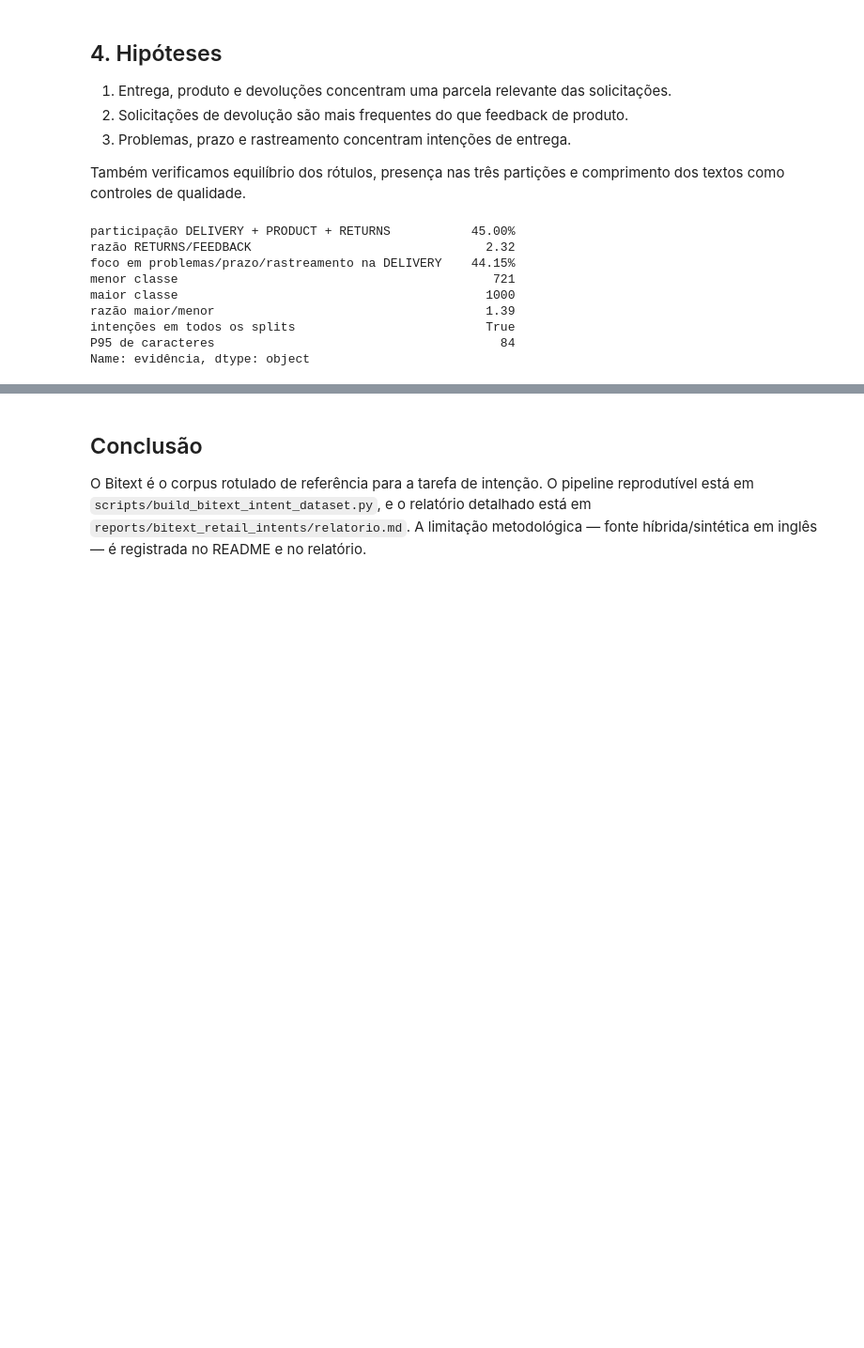
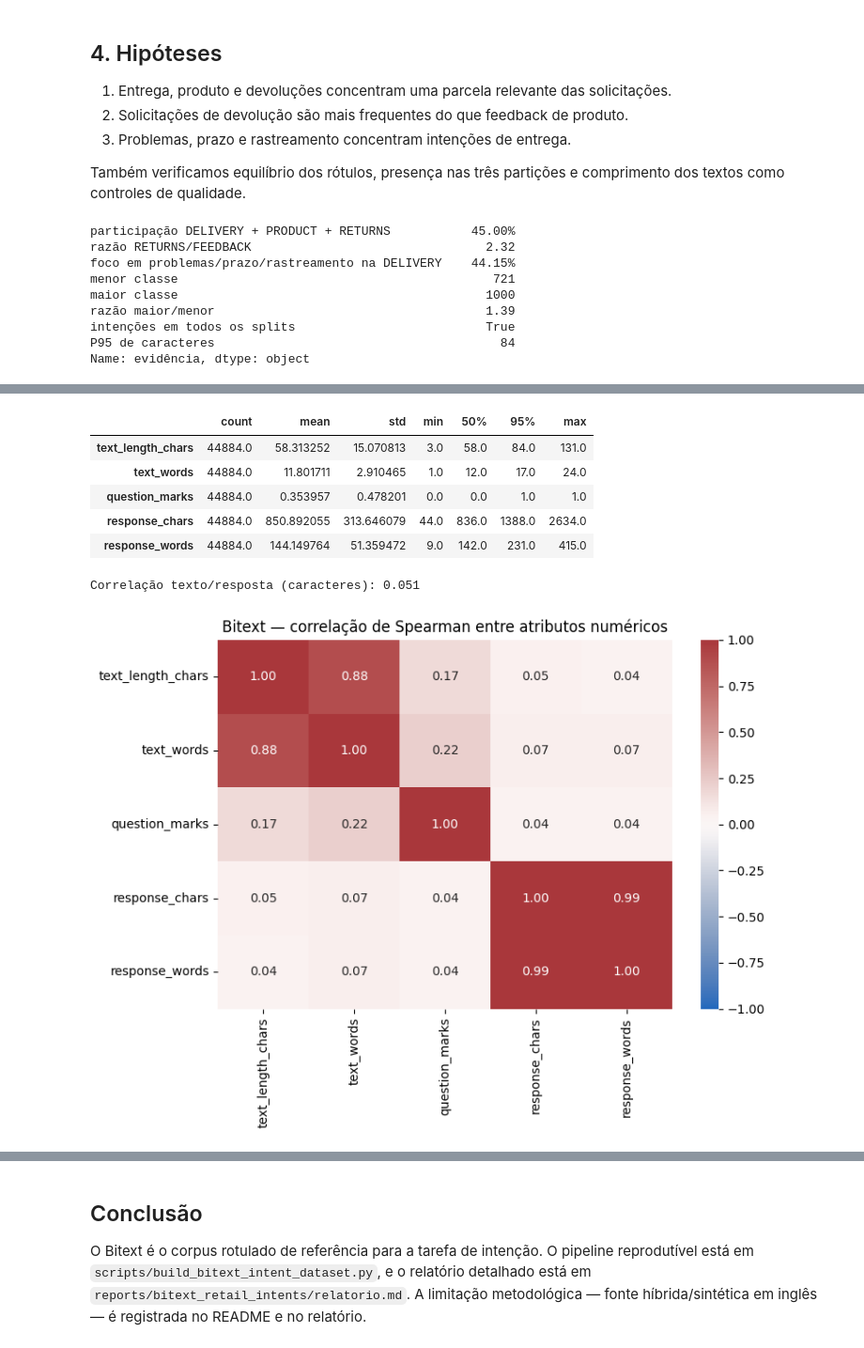
Before and after one commit to danielssaugusto/ecomshield-platform, a Jupyter notebook: notebooks/04_bitext_intent_eda.ipynb, the cells around one changed output, grey strips where cells are left out. Shown at 94% size. Cells and saved outputs as stored; diff of their text form; code cells hidden in the pictures; blank space fills up the shorter version.

Commit message:
feat(data): complete TP2 exploratory analysis

```diff
--- a/notebooks/04_bitext_intent_eda.ipynb
+++ b/notebooks/04_bitext_intent_eda.ipynb
@@ -9,12 +9,15 @@ from pathlib import Path
 
 import matplotlib.pyplot as plt
 import pandas as pd
+import seaborn as sns
 
 ROOT = Path.cwd().resolve()
 if ROOT.name == 'notebooks':
     ROOT = ROOT.parent
 DATASET = ROOT / 'data/processed/bitext_retail_intents.parquet'
 REPORT = ROOT / 'data/processed/bitext_retail_intents_report.json'
+FIGURES = ROOT / 'reports/tp2_data_eda/figures'
+FIGURES.mkdir(parents=True, exist_ok=True)
 assert DATASET.exists(), 'Execute primeiro: python scripts/build_bitext_intent_dataset.py'
 df = pd.read_parquet(DATASET)
 df.head()
@@ -153,0 +162,25 @@ Name: evidência, dtype: object
+# %%
+features = df.assign(
+    text_words=df['text'].str.split().str.len(),
+    question_marks=df['text'].str.count(r'\?'),
+    response_chars=df['response'].str.len(),
+    response_words=df['response'].str.split().str.len(),
+)
+numeric_columns = ['text_length_chars', 'text_words', 'question_marks', 'response_chars', 'response_words']
+display(features[numeric_columns].describe(percentiles=[.5, .95]).T)
+correlations = features[numeric_columns].corr(method='spearman')
+fig, ax = plt.subplots(figsize=(8, 6))
+sns.heatmap(correlations, annot=True, fmt='.2f', cmap='vlag', center=0, vmin=-1, vmax=1, ax=ax)
+ax.set_title('Bitext — correlação de Spearman entre atributos numéricos')
+plt.tight_layout()
+fig.savefig(FIGURES / '01_bitext_correlacoes.png', dpi=160, bbox_inches='tight')
+print('Correlação texto/resposta (caracteres):', round(correlations.loc['text_length_chars', 'response_chars'], 3))
+# %% [output]
+|  | count | mean | std | min | 50% | 95% | max |
+| text_length_chars | 44884.0 | 58.313252 | 15.070813 | 3.0 | 58.0 | 84.0 | 131.0 |
+| text_words | 44884.0 | 11.801711 | 2.910465 | 1.0 | 12.0 | 17.0 | 24.0 |
+| question_marks | 44884.0 | 0.353957 | 0.478201 | 0.0 | 0.0 | 1.0 | 1.0 |
+| response_chars | 44884.0 | 850.892055 | 313.646079 | 44.0 | 836.0 | 1388.0 | 2634.0 |
+| response_words | 44884.0 | 144.149764 | 51.359472 | 9.0 | 142.0 | 231.0 | 415.0 |
+Correlação texto/resposta (caracteres): 0.051
+[figure, added]
```
Also changed, not shown: parts of 5 cells of this notebook, 7 other files.
